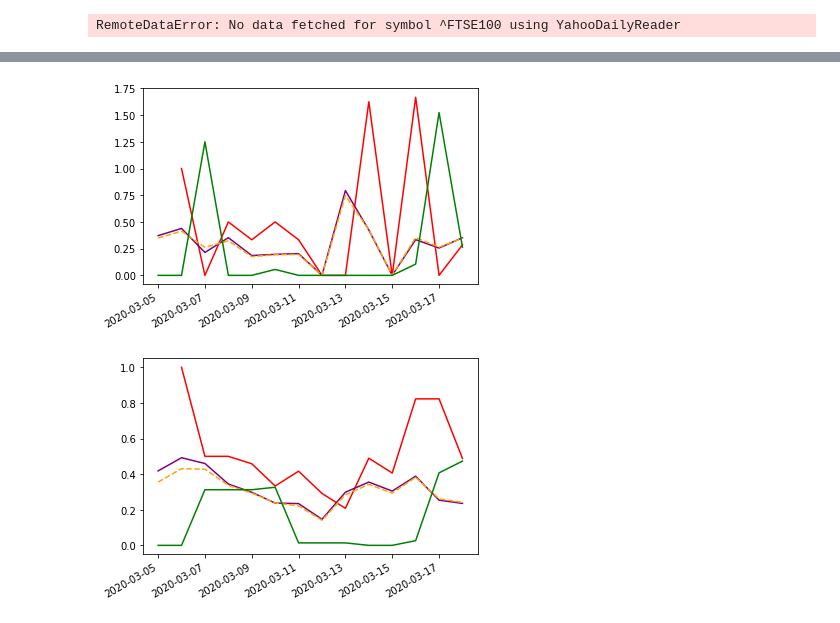
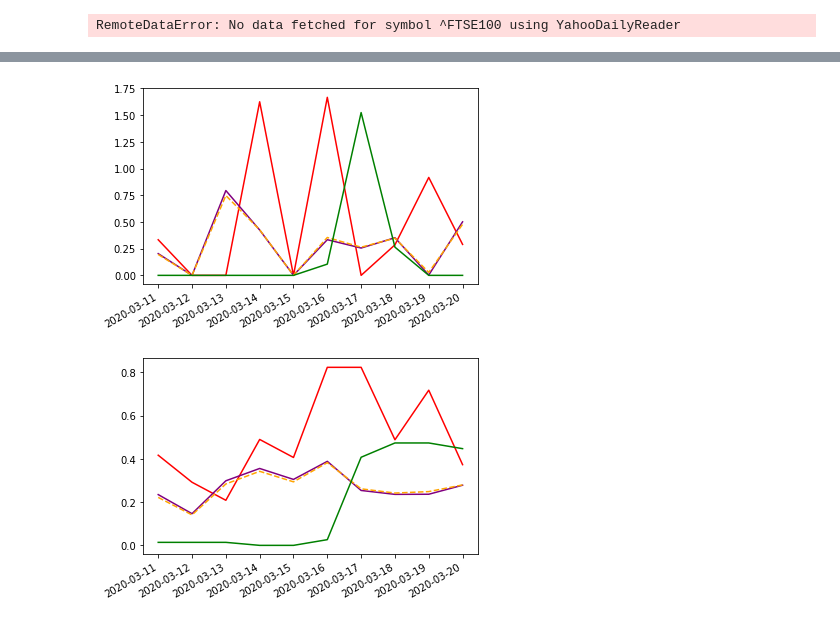
Before and after one commit to Addidy/coronavirus-analysis, a Jupyter notebook: src/UK.ipynb, the cells around one changed output, grey strips where cells are left out. Cells and saved outputs as stored; diff of their text form; code cells hidden in the pictures.

```diff
--- a/src/UK.ipynb
+++ b/src/UK.ipynb
@@ -41,8 +41,8 @@ uk.graph_changes()
 # %%
-uk.graph_changes_pct(since_x_days_ago=14)
+uk.graph_changes_pct(since_x_days_ago=10)
 # %% [output]
-[figure, old version]
+[figure, new version]
 # %%
-uk.graph_changes_pct_avg(since_x_days_ago=14)
+uk.graph_changes_pct_avg(since_x_days_ago=10)
 # %% [output]
-[figure, old version]
+[figure, new version]
```
Also changed, not shown: parts of 4 cells of this notebook, 4 other files.
